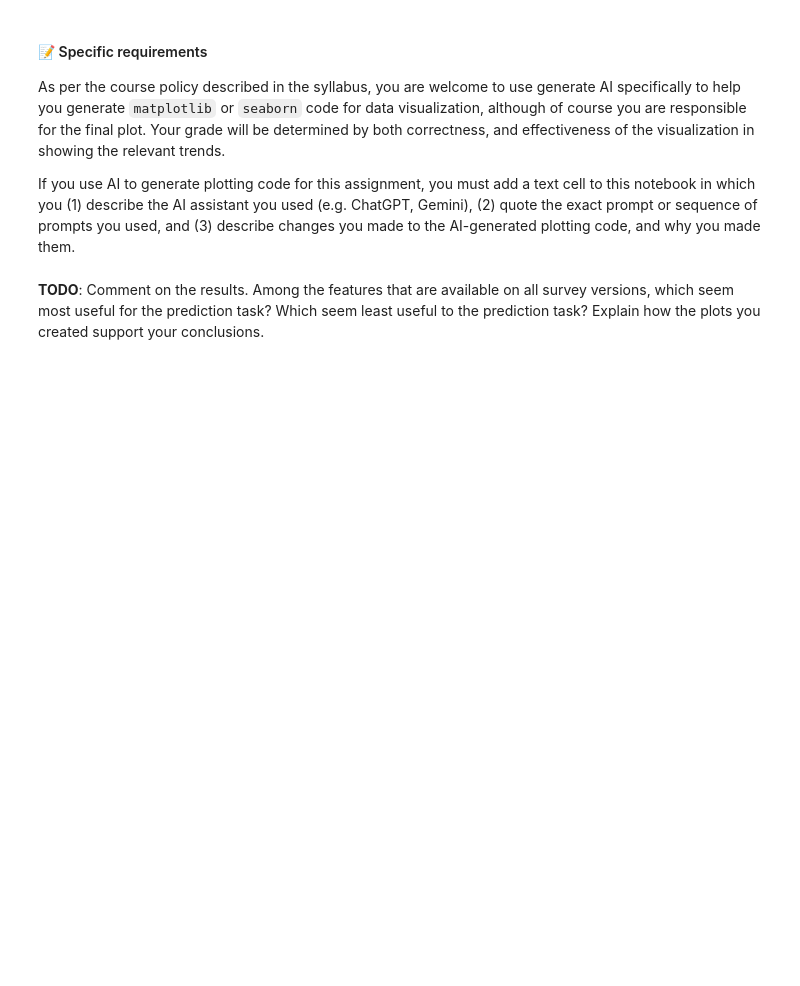
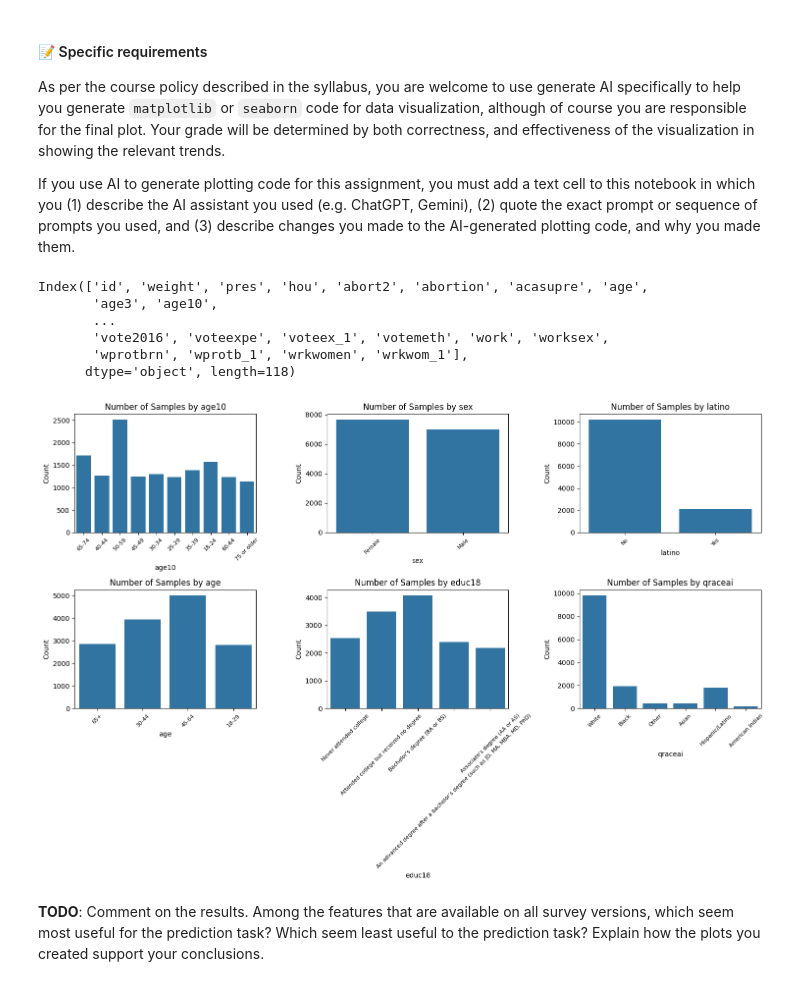
Before and after one commit to kenny0312/lab6, a Jupyter notebook: notebooks/6-knn-voter-classification-2020-hw.ipynb, the cells around one changed output. Saved outputs shown, nothing was run; the diff lists cells and outputs as text; code cells hidden in the pictures; blank space fills up the shorter version.

```diff
--- a/notebooks/6-knn-voter-classification-2020-hw.ipynb
+++ b/notebooks/6-knn-voter-classification-2020-hw.ipynb
@@ -1181,3 +1218,46 @@ If you use AI to generate plotting code for this assignment, you must add a text
+# %%
+# TODO - plot the proportion of samples in each class, for each value of the feature,
+# for each of the features that are on *all* survey versions
+print(df.columns)
+
+features_to_plot = ['age10', 'sex', 'latino', 'age', 'educ18', 'qraceai']
+
+feature_values = {
+    feature: df[feature].dropna().unique()
+    for feature in features_to_plot
+}
+
+num_cols = 3
+num_rows = int(np.ceil(len(features_to_plot) / num_cols))
+
+fig, axes = plt.subplots(num_rows, num_cols, figsize=(15, 5 * num_rows))
+
+for i, feature in enumerate(features_to_plot):
+    row = i // num_cols
+    col = i % num_cols
+    ax = axes[row, col]
+
+    proportion_df = df.groupby(feature).size().reset_index(name='Count')
+    all_values = feature_values[feature]
+    proportion_df = proportion_df[proportion_df[feature].isin(all_values)]
+
+    sns.barplot(x=feature, y='Count', data=proportion_df, order=all_values, ax=ax)
+
+    ax.set_title(f'Number of Samples by {feature}')
+    ax.set_xlabel(feature)
+    ax.set_ylabel('Count')
+    ax.tick_params(axis='x', rotation=45, labelsize=8)
+
+plt.tight_layout()
+plt.show()
+# %% [output]
+Index(['id', 'weight', 'pres', 'hou', 'abort2', 'abortion', 'acasupre', 'age',
+       'age3', 'age10',
+       ...
+       'vote2016', 'voteexpe', 'voteex_1', 'votemeth', 'work', 'worksex',
+       'wprotbrn', 'wprotb_1', 'wrkwomen', 'wrkwom_1'],
+      dtype='object', length=118)
+[figure, added]
 # %% [markdown]
 **TODO**: Comment on the results. Among the features that are available on all survey versions, which seem most useful for the prediction task? Which seem least useful to the prediction task? Explain how the plots you created support your conclusions.
 # %% [markdown]
```
Also changed, not shown: parts of 27 cells of this notebook.
